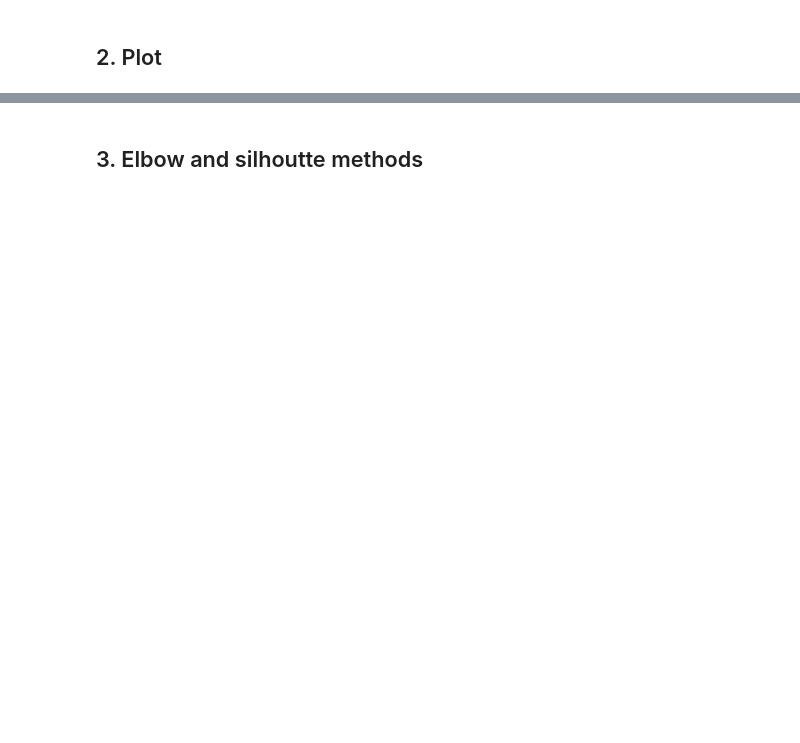
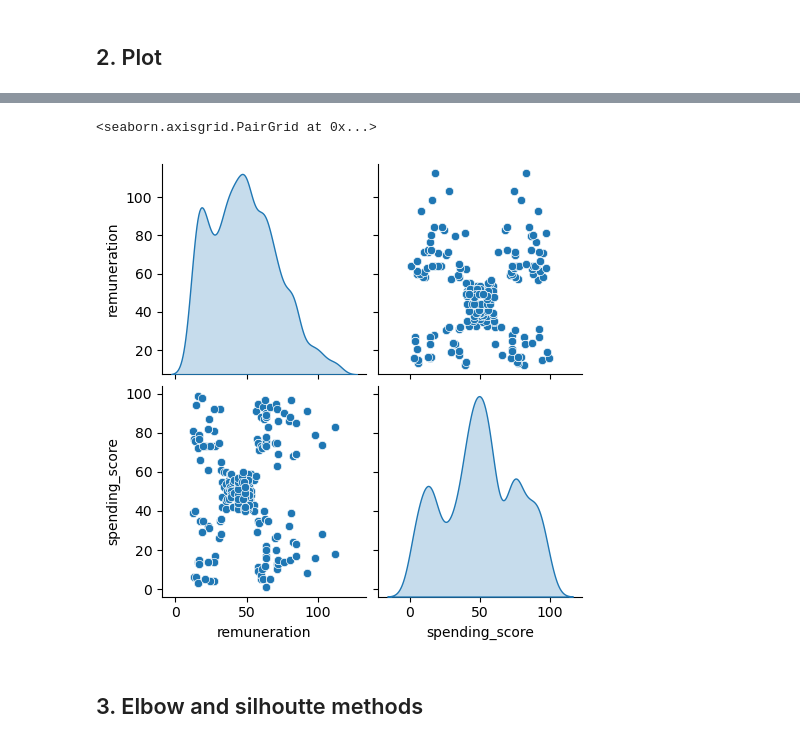
Before and after one commit to Harsh46/Gulati_Harshdeep_DA301_Assignment, a Jupyter notebook: Gulati_Harshdeep_DA301_Assignment_Notebook.ipynb, the cells around one changed output, grey strips where cells are left out. Drawn from its saved outputs; the diff is of its cells as text; code cells hidden in the pictures; blank space fills up the shorter version.

```diff
--- a/Gulati_Harshdeep_DA301_Assignment_Notebook.ipynb
+++ b/Gulati_Harshdeep_DA301_Assignment_Notebook.ipynb
@@ -714,5 +760,11 @@ warnings.filterwarnings('ignore')
 # %%
 # Create a pairplot with Seaborn.
+sns.pairplot(df2,
+             vars=df2,
+             diag_kind= 'kde')
+# %% [output]
+<seaborn.axisgrid.PairGrid at 0x...>
+[figure, added]
 # %% [markdown]
 ## 3. Elbow and silhoutte methods
 # %%
```
Also changed, not shown: parts of 32 cells of this notebook.
